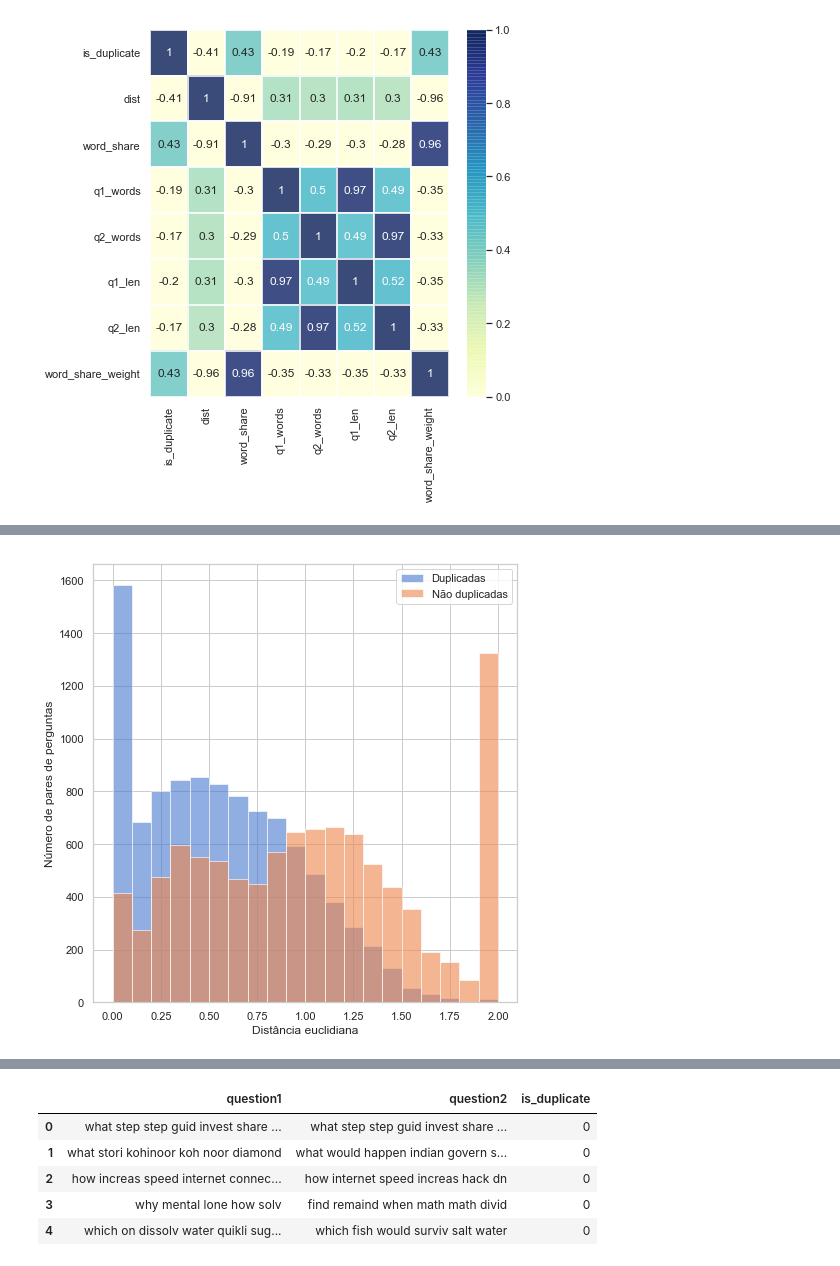
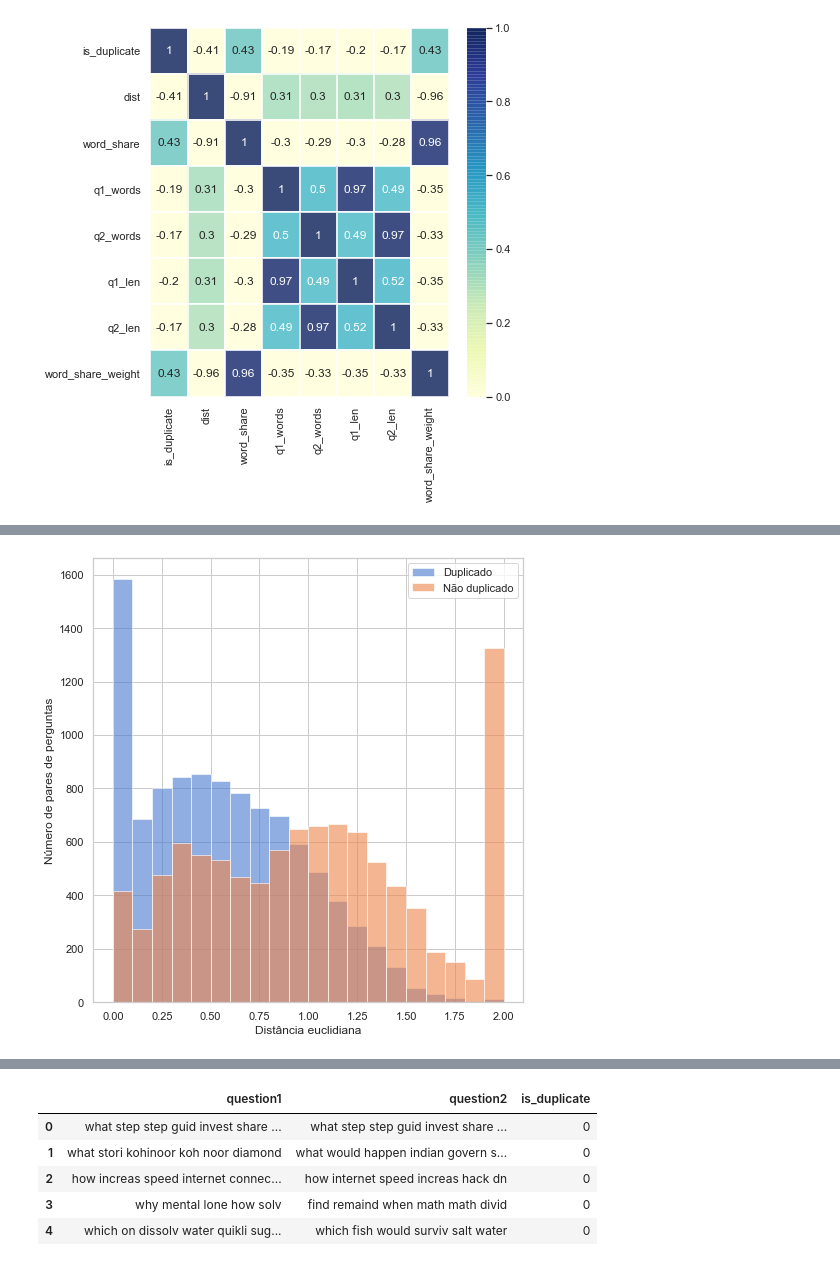
Before and after one commit to pimenta-arthur/quora-question-pairs, a Jupyter notebook: Report.ipynb, the cells around one changed output, grey strips where cells are left out. Cells and saved outputs as stored; diff of their text form; code cells hidden in the pictures.

```diff
--- a/Report.ipynb
+++ b/Report.ipynb
@@ -273,6 +274,9 @@ features_weight = dict(zip(vectorizer.get_feature_names(), idf))
 # %% [output]
 False
 # %%
+idf = vectorizer.idf_
+features_weight = dict(zip(vectorizer.get_feature_names(), idf))
+
 def word_share_weight(row):
     w1 = row['question1'].split(' ')
     w2 = row['question2'].split(' ')
@@ -345,23 +349,23 @@ plt.tight_layout()
 # %%
 sns.set(style="whitegrid", palette="muted", color_codes=True)
 
 bins = np.linspace(0, 1, 10)
 
 highest_dist = np.max(df_train_balanced['dist'])
 highest_dist = 1
 
 fig, ax = plt.subplots(figsize=(7, 7), sharex=True)
 
 ax.hist(df_train_balanced[df_train_balanced['is_duplicate'] == 1]['dist'].values/highest_dist, bins=20, alpha=0.6, label='1')
 ax.hist(df_train_balanced[df_train_balanced['is_duplicate'] == 0]['dist'].values/highest_dist, bins=20, alpha=0.6, label='0')
 
 ax.set_ylabel('Número de pares de perguntas')
 ax.set_xlabel('Distância euclidiana')
-ax.legend(['Duplicadas', 'Não duplicadas'])
+ax.legend(['Duplicado', 'Não duplicado'])
 
 plt.tight_layout()
 # %% [output]
-[figure, old version]
+[figure, new version]
 # %%
 sns.set(style="whitegrid", palette="muted", color_codes=True)
 
```
Also changed, not shown: parts of 57 cells of this notebook, 1 other file.
